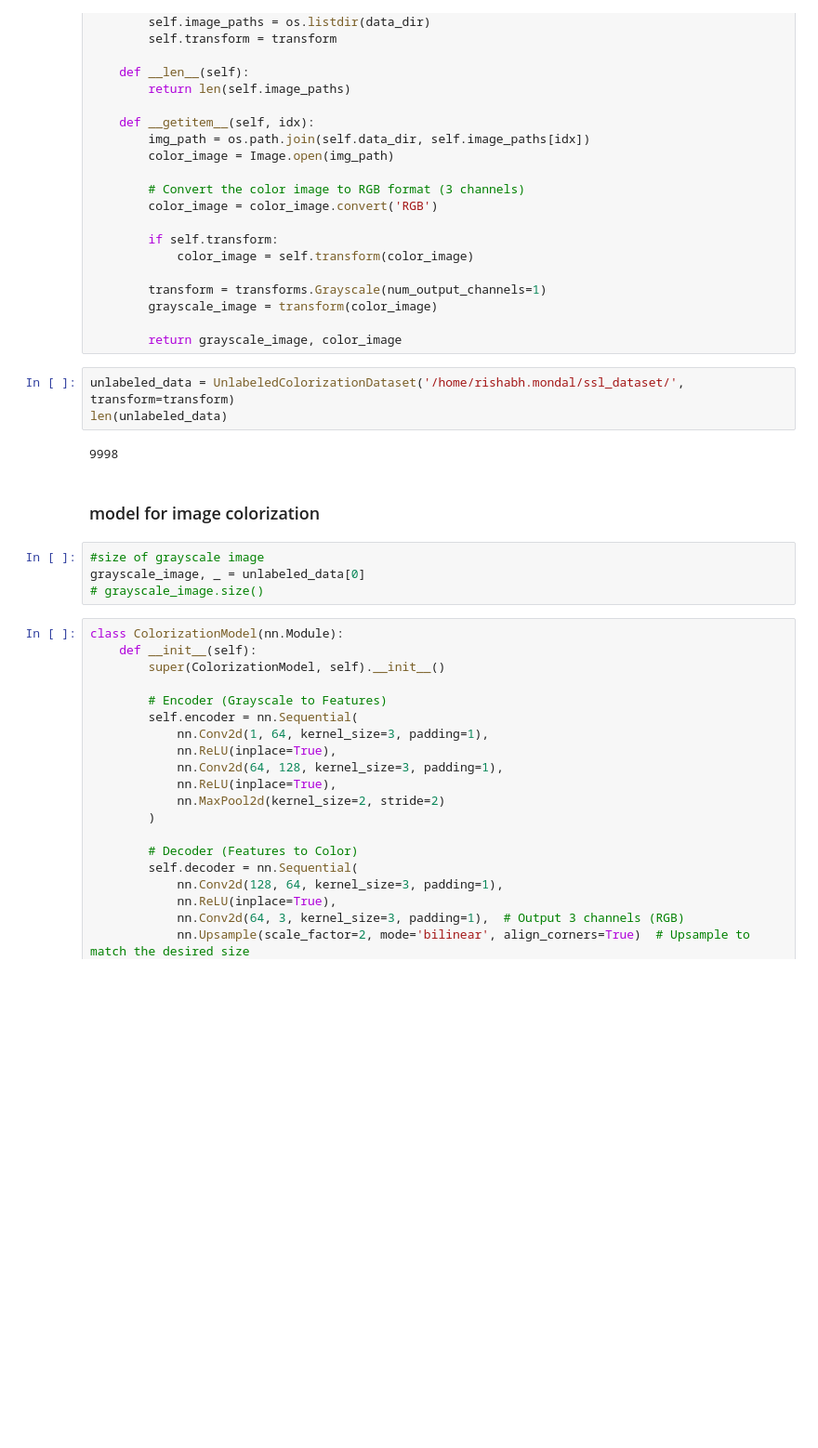
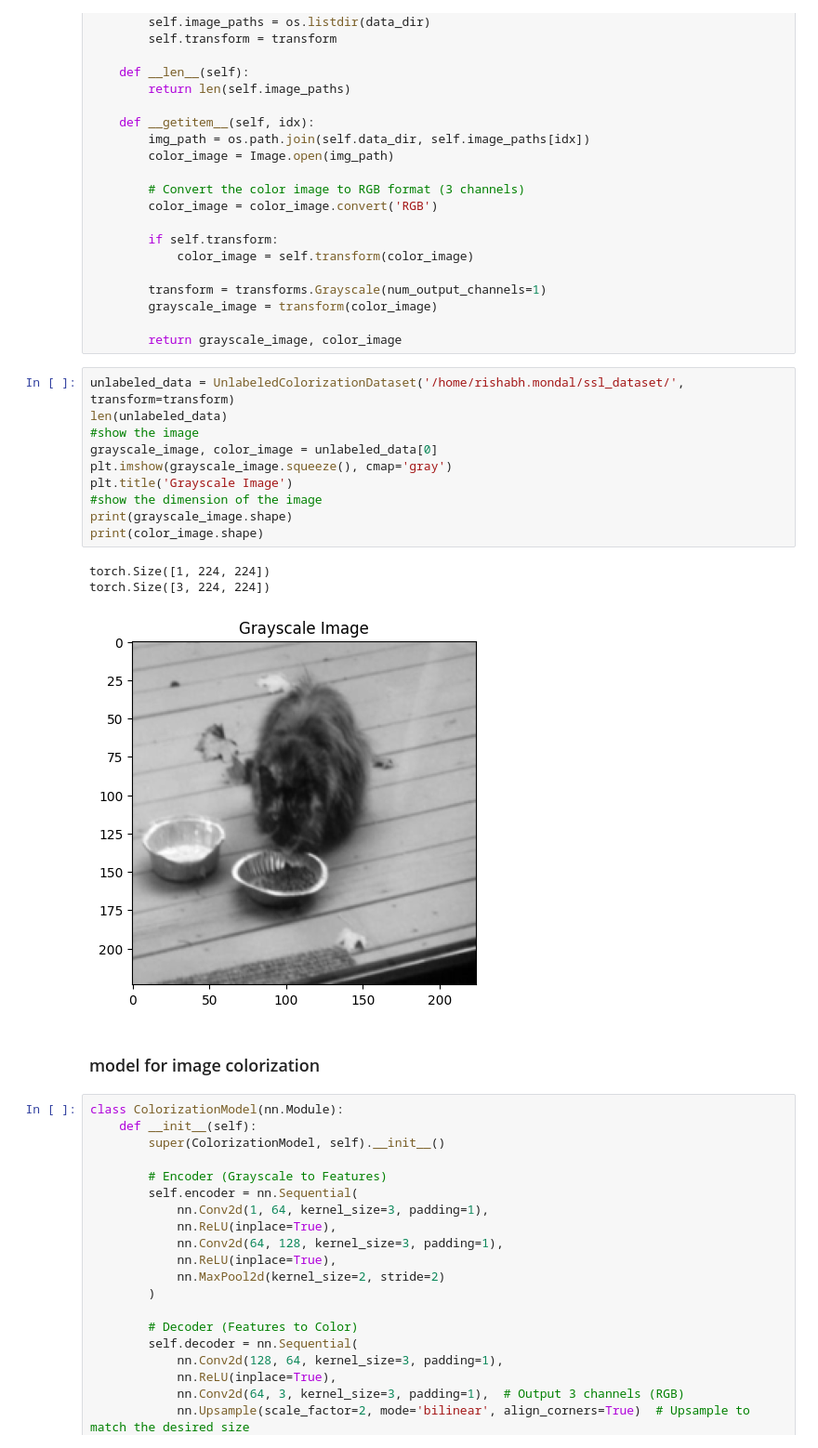
Before and after one commit to rishabh-mondal/Rishabh-mondal.github.io, a Jupyter notebook: posts/self_supervised_learing.ipynb, the cells around one changed output. Shown at 93% size. Drawn from its saved outputs; the diff is of its cells as text; blank space fills up the shorter version.

```diff
--- a/posts/self_supervised_learing.ipynb
+++ b/posts/self_supervised_learing.ipynb
@@ -366,17 +365,22 @@ class UnlabeledColorizationDataset(Dataset):
         grayscale_image = transform(color_image)
 
         return grayscale_image, color_image
-# %%
-unlabeled_data = UnlabeledColorizationDataset('/home/rishabh.mondal/ssl_dataset/', transform=transform)
-len(unlabeled_data)
-# %% [output]
-9998
+# %%
+unlabeled_data = UnlabeledColorizationDataset('/home/rishabh.mondal/ssl_dataset/', transform=transform)
+len(unlabeled_data)
+#show the image
+grayscale_image, color_image = unlabeled_data[0]
+plt.imshow(grayscale_image.squeeze(), cmap='gray')
+plt.title('Grayscale Image')
+#show the dimension of the image
+print(grayscale_image.shape)
+print(color_image.shape)
+# %% [output]
+torch.Size([1, 224, 224])
+torch.Size([3, 224, 224])
+[figure, added]
 # %% [markdown]
 ### model for image colorization
-# %%
-#size of grayscale image
-grayscale_image, _ = unlabeled_data[0]
-# grayscale_image.size()
 # %%
 class ColorizationModel(nn.Module):
     def __init__(self):
```
Also changed, not shown: parts of 11 cells of this notebook, 3 other files.
